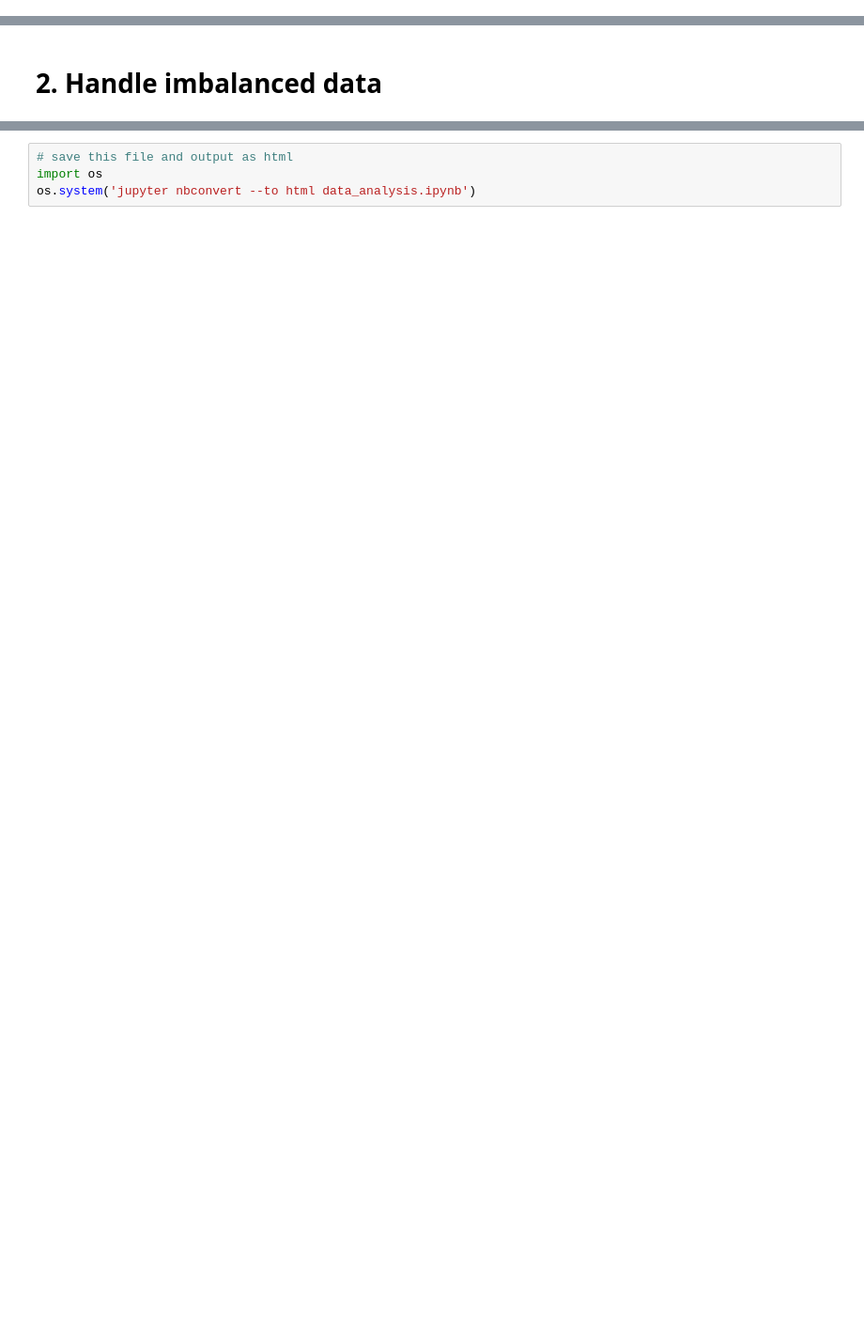
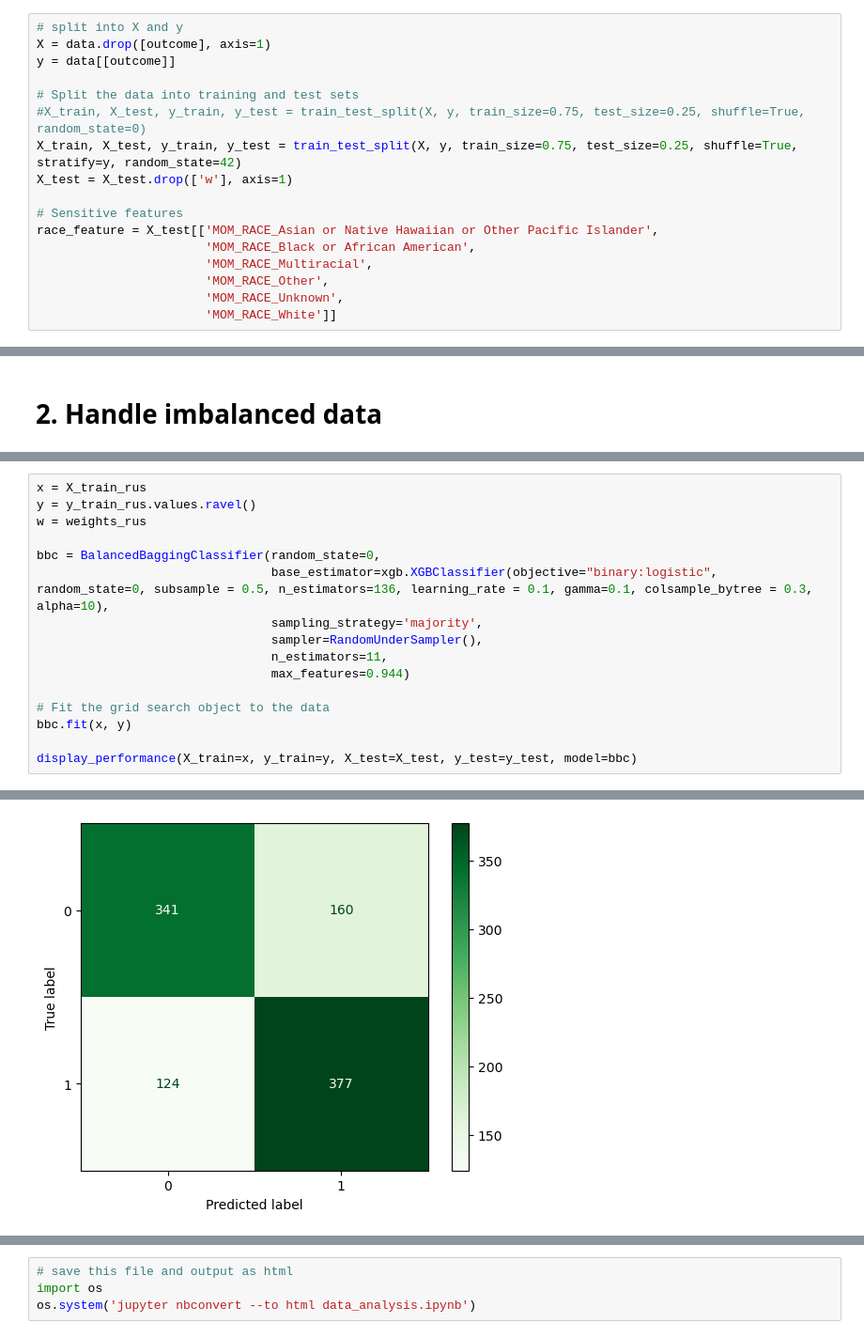
Before and after one commit to theaksaini/ppd-prediction, a Jupyter notebook: data_analysis.ipynb, the cells around one changed output, grey strips where cells are left out. Shown at 94% size. Cells and saved outputs as stored; diff of their text form; blank space fills up the shorter version.

```diff
--- a/data_analysis.ipynb
+++ b/data_analysis.ipynb
@@ -53,0 +284,17 @@ The __equalized odds ratio__ of 1 means that all groups have the same true posit
+# %%
+# split into X and y
+X = data.drop([outcome], axis=1)
+y = data[[outcome]]
+
+# Split the data into training and test sets
+#X_train, X_test, y_train, y_test = train_test_split(X, y, train_size=0.75, test_size=0.25, shuffle=True, random_state=0)
+X_train, X_test, y_train, y_test = train_test_split(X, y, train_size=0.75, test_size=0.25, shuffle=True, stratify=y, random_state=42)
+X_test = X_test.drop(['w'], axis=1)
+
+# Sensitive features
+race_feature = X_test[['MOM_RACE_Asian or Native Hawaiian or Other Pacific Islander',
+                       'MOM_RACE_Black or African American',
+                       'MOM_RACE_Multiracial',
+                       'MOM_RACE_Other',
+                       'MOM_RACE_Unknown',
+                       'MOM_RACE_White']]
@@ -88,0 +422,17 @@ race_feature = X_test[['race_American Indian or Alaska Native',
+# %%
+x = X_train_rus
+y = y_train_rus.values.ravel()
+w = weights_rus
+
+bbc = BalancedBaggingClassifier(random_state=0,
+                                base_estimator=xgb.XGBClassifier(objective="binary:logistic", random_state=0, subsample = 0.5, n_estimators=136, learning_rate = 0.1, gamma=0.1, colsample_bytree = 0.3, alpha=10),
+                                sampling_strategy='majority',
+                                sampler=RandomUnderSampler(),
+                                n_estimators=11,
+                                max_features=0.944)
+
+# Fit the grid search object to the data
+bbc.fit(x, y)
+
+display_performance(X_train=x, y_train=y, X_test=X_test, y_test=y_test, model=bbc)
+# %% [output]
@@ -88,0 +456 @@ race_feature = X_test[['race_American Indian or Alaska Native',
+[figure, added]
```
Also changed, not shown: parts of 100 cells of this notebook.
